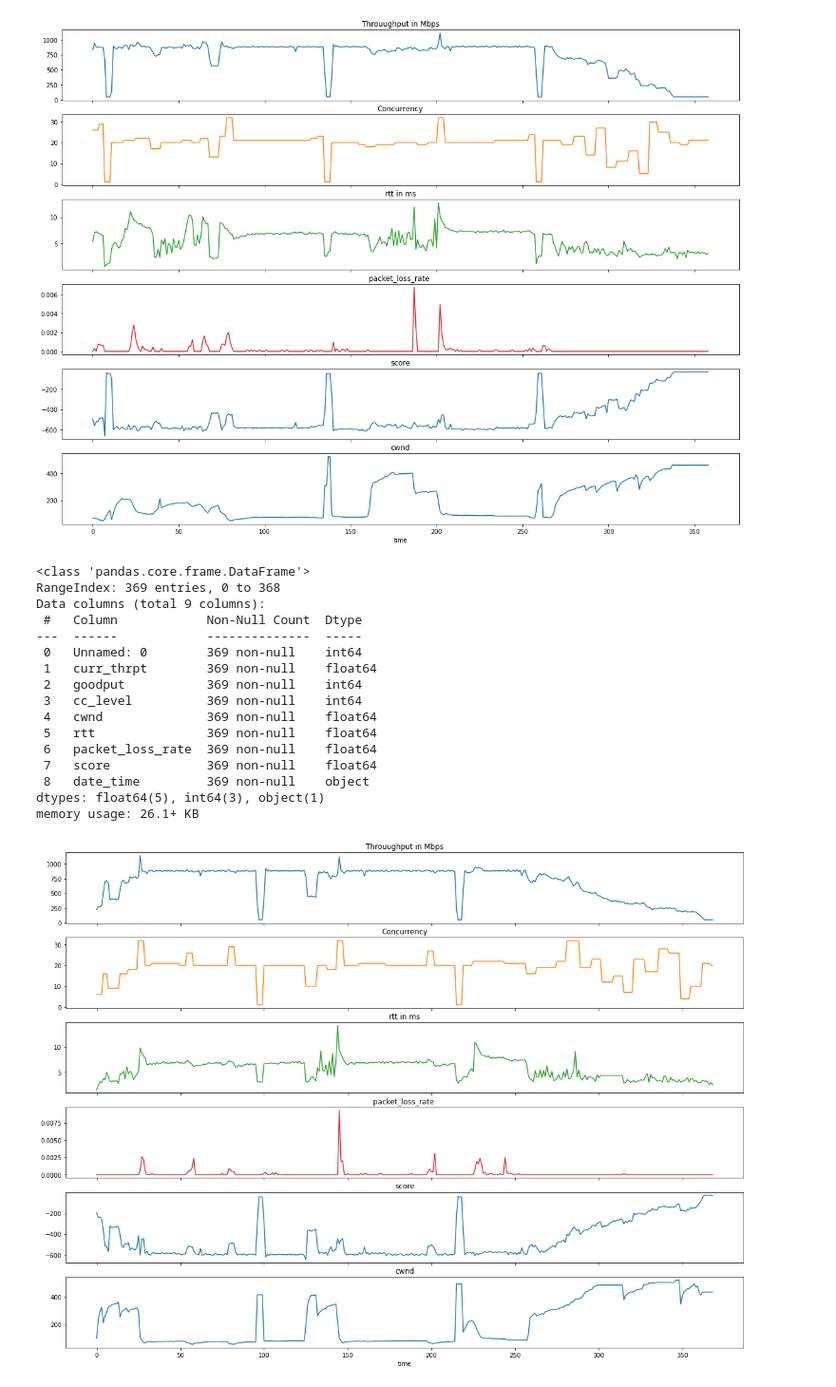
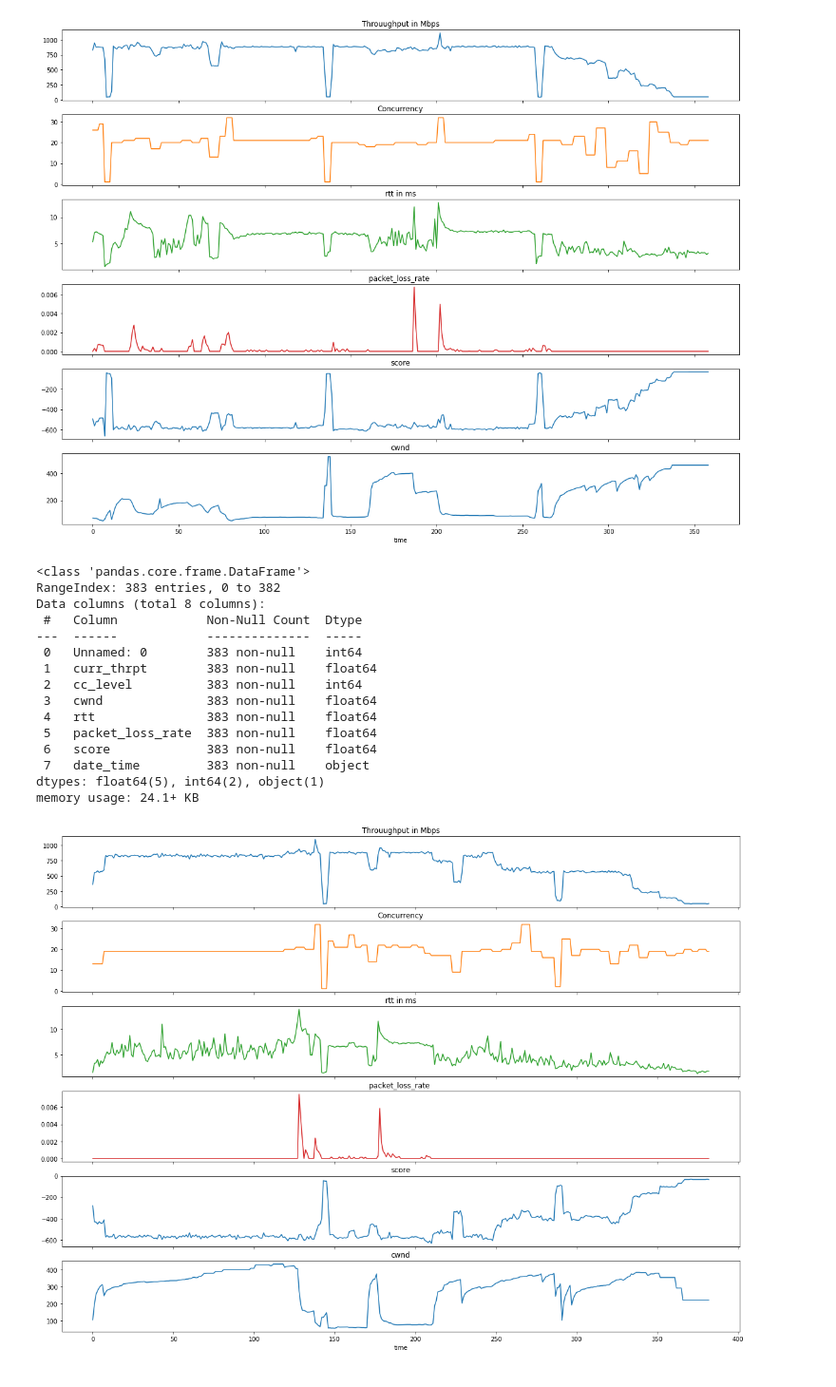
Before and after one commit to H-jamil/file-transfer-optimization-RL, a Jupyter notebook: code_test.ipynb, the cells around one changed output. Shown at 95% size. Saved outputs shown, nothing was run; the diff lists cells and outputs as text; code cells hidden in the pictures.

Commit message:
removed goodput attribute from the record and state list

```diff
--- a/code_test.ipynb
+++ b/code_test.ipynb
@@ -1057,46 +1057,45 @@ memory usage: 25.4+ KB
 import pandas as pd
 import matplotlib.pyplot as plt
 plt.rcParams["figure.figsize"] = (20,15)
-data = pd.read_csv("record_07_26_2022_11_35_26.csv",sep='\t')
+data = pd.read_csv("record_07_29_2022_13_54_54.csv",sep='\t')
 df = pd.DataFrame(data)
 df.info()
 
 from matplotlib.pyplot import figure
 plt.rcParams["figure.figsize"] = (20,15)
 fig, axs = plt.subplots(6,sharex=True)
 axs[0].plot(df['curr_thrpt'])
 axs[0].set_title('Throuughput in Mbps')
 axs[1].plot(df['cc_level'], 'tab:orange')
 axs[1].set_title('Concurrency')
 axs[2].plot(df['rtt'], 'tab:green')
 axs[2].set_title('rtt in ms')
 axs[3].plot(df['packet_loss_rate'],'tab:red')
 axs[3].set_title('packet_loss_rate ')
 axs[4].plot(df['score'])
 axs[4].set_title('score')
 axs[5].plot(df['cwnd'])
 axs[5].set_title('cwnd')
 for ax in axs.flat:
     ax.set(xlabel='time', ylabel='')
 
 # Hide x labels and tick labels for top plots and y ticks for right plots.
 for ax in axs.flat:
     ax.label_outer()
 # %% [output]
 <class 'pandas.core.frame.DataFrame'>
-RangeIndex: 369 entries, 0 to 368
-Data columns (total 9 columns):
+RangeIndex: 383 entries, 0 to 382
+Data columns (total 8 columns):
  #   Column            Non-Null Count  Dtype
 ---  ------            --------------  -----
- 0   Unnamed: 0        369 non-null    int64
- 1   curr_thrpt        369 non-null    float64
- 2   goodput           369 non-null    int64
- 3   cc_level          369 non-null    int64
- 4   cwnd              369 non-null    float64
- 5   rtt               369 non-null    float64
- 6   packet_loss_rate  369 non-null    float64
- 7   score             369 non-null    float64
- 8   date_time         369 non-null    object
-dtypes: float64(5), int64(3), object(1)
-memory usage: 26.1+ KB
+ 0   Unnamed: 0        383 non-null    int64
+ 1   curr_thrpt        383 non-null    float64
+ 2   cc_level          383 non-null    int64
+ 3   cwnd              383 non-null    float64
+ 4   rtt               383 non-null    float64
+ 5   packet_loss_rate  383 non-null    float64
+ 6   score             383 non-null    float64
+ 7   date_time         383 non-null    object
+dtypes: float64(5), int64(2), object(1)
+memory usage: 24.1+ KB
-[figure, old version]
+[figure, new version]
```
Also changed, not shown: 6 other files.
